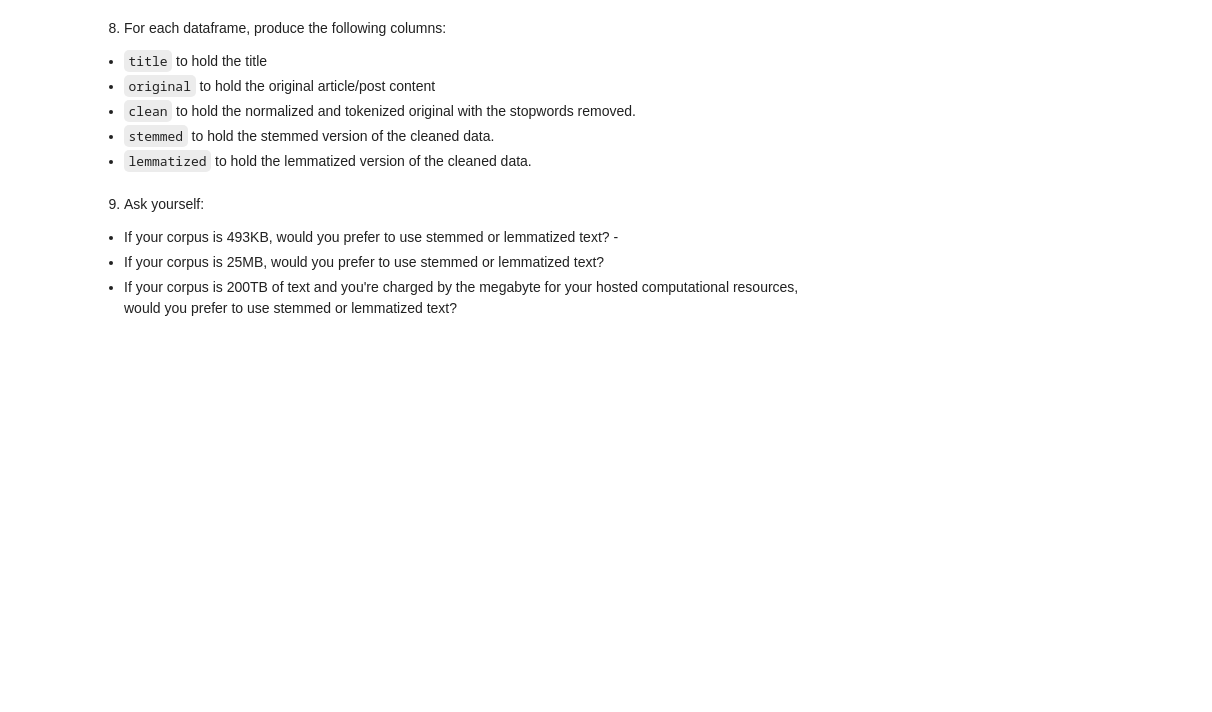
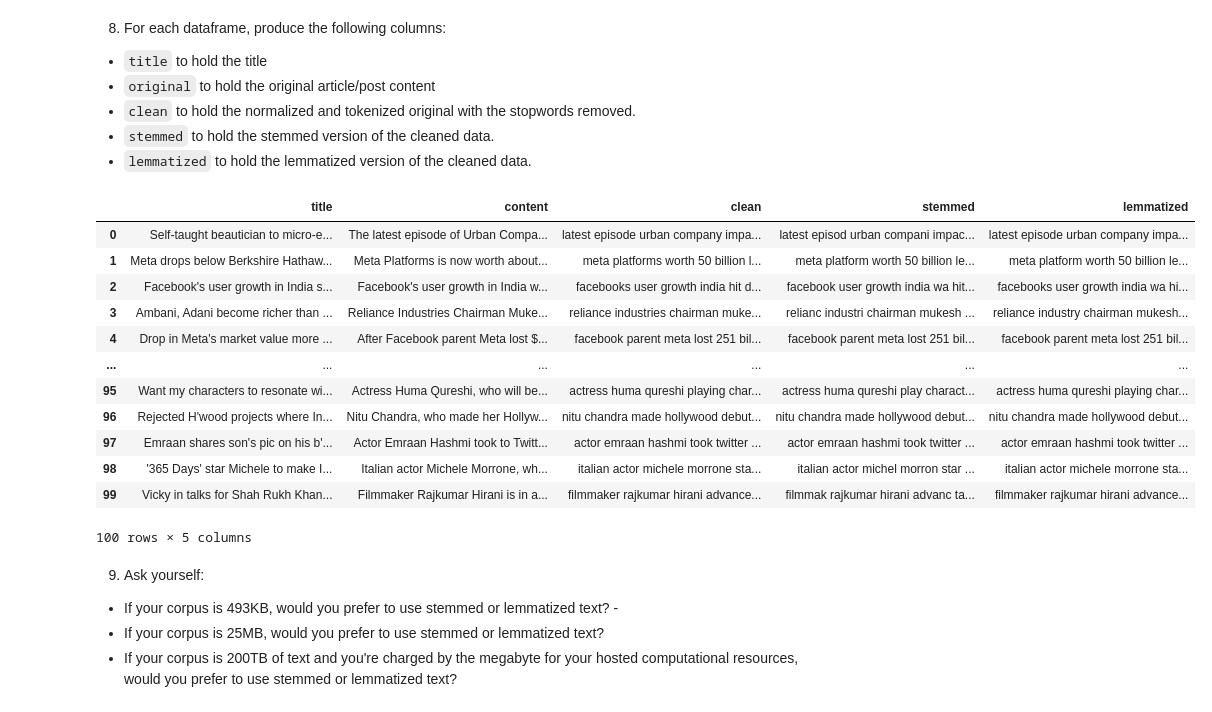
Before and after one commit to david-rodriguez-siller/natural-language-processing-exercises, a Jupyter notebook: prepare_exercises.ipynb, the cells around one changed output. Cells and saved outputs as stored; diff of their text form; code cells hidden in the pictures; blank space fills up the shorter version.

Commit message:
prepare exercises

```diff
--- a/prepare_exercises.ipynb
+++ b/prepare_exercises.ipynb
@@ -133,7 +133,7 @@ def basic_clean(string):
     article = unicodedata.normalize('NFKD', article)\
     .encode('ascii', 'ignore')\
     .decode('utf-8', 'ignore')
-    article = re.sub(r"[^a-z0-9'\s]", '', article)
+    article = re.sub(r'[^\w\s]', '', article)
 
     return article
 # %%
@@ -173,8 +159,9 @@ timothy bella contributed to this report
 def stem(string):
     ps = nltk.porter.PorterStemmer()
     stems = [ps.stem(word) for word in string.split()]
-    article_stemmed = ' '.join(stems)
-    print(article_stemmed)
+    article = ' '.join(stems)
+
+    return article
 # %%
 stem(text)
 # %% [output]
@@ -185,8 +172,9 @@ over 250000 without power as major winter storm slog east a seriou ice storm is
 def lemmatize(string):
     wnl = nltk.stem.WordNetLemmatizer()
     lemmas = [wnl.lemmatize(word) for word in string.split()]
-    article_lemmatized = ' '.join(lemmas)
-    print(article_lemmatized)
+    article = ' '.join(lemmas)
+
+    return article
 # %%
 lemmatize(text)
 # %% [output]
@@ -268,6 +256,52 @@ The code that caused this warning is on line 22 of the file /Users/davidrodrigue
  - `clean` to hold the normalized and tokenized original with the stopwords removed.
  - `stemmed` to hold the stemmed version of the cleaned data.
  - `lemmatized` to hold the lemmatized version of the cleaned data.
+# %%
+def prepare_post(df, column, extra_words = [], exclude_words = []):
+    """
+    This function takes in a prepared news article/blog post dataframe and a text column
+    containing the news article/blog post and returns five columns representing the title
+    of the article/blog, its content, a cleaned versin of its content, a stemmed version
+    of its content, and a lemmatized version of its content.
+    """
+    df['clean'] = df[column].apply(basic_clean)\
+                            .apply(tokenize)\
+                            .apply(remove_stopwords,
+                                   extra_words=extra_words,
+                                   exclude_words=exclude_words)
+
+    df['stemmed'] = df[column].apply(basic_clean)\
+                            .apply(tokenize)\
+                            .apply(stem)\
+                            .apply(remove_stopwords,
+                                   extra_words=extra_words,
+                                   exclude_words=exclude_words)
+
+    df['lemmatized'] = df[column].apply(basic_clean)\
+                            .apply(tokenize)\
+                            .apply(lemmatize)\
+                            .apply(remove_stopwords,
+                                   extra_words=extra_words,
+                                   exclude_words=exclude_words)
+
+    return df[['title', column, 'clean', 'stemmed', 'lemmatized']]
+# %%
+df = prepare_post(news_df, 'content', extra_words = [], exclude_words = [])
+df
+# %% [output]
+|  | title | content | clean | stemmed | lemmatized |
+| 0 | Self-taught beautician to micro-e... | The latest episode of Urban Compa... | latest episode urban company impa... | latest episod urban compani impac... | latest episode urban company impa... |
+| 1 | Meta drops below Berkshire Hathaw... | Meta Platforms is now worth about... | meta platforms worth 50 billion l... | meta platform worth 50 billion le... | meta platform worth 50 billion le... |
+| 2 | Facebook's user growth in India s... | Facebook's user growth in India w... | facebooks user growth india hit d... | facebook user growth india wa hit... | facebooks user growth india wa hi... |
+| 3 | Ambani, Adani become richer than ... | Reliance Industries Chairman Muke... | reliance industries chairman muke... | relianc industri chairman mukesh ... | reliance industry chairman mukesh... |
+| 4 | Drop in Meta's market value more ... | After Facebook parent Meta lost $... | facebook parent meta lost 251 bil... | facebook parent meta lost 251 bil... | facebook parent meta lost 251 bil... |
+| ... | ... | ... | ... | ... | ... |
+| 95 | Want my characters to resonate wi... | Actress Huma Qureshi, who will be... | actress huma qureshi playing char... | actress huma qureshi play charact... | actress huma qureshi playing char... |
+| 96 | Rejected H'wood projects where In... | Nitu Chandra, who made her Hollyw... | nitu chandra made hollywood debut... | nitu chandra made hollywood debut... | nitu chandra made hollywood debut... |
+| 97 | Emraan shares son's pic on his b'... | Actor Emraan Hashmi took to Twitt... | actor emraan hashmi took twitter ... | actor emraan hashmi took twitter ... | actor emraan hashmi took twitter ... |
+| 98 | '365 Days' star Michele to make I... | Italian actor Michele Morrone, wh... | italian actor michele morrone sta... | italian actor michel morron star ... | italian actor michele morrone sta... |
+| 99 | Vicky in talks for Shah Rukh Khan... | Filmmaker Rajkumar Hirani is in a... | filmmaker rajkumar hirani advance... | filmmak rajkumar hirani advanc ta... | filmmaker rajkumar hirani advance... |
+100 rows × 5 columns
 # %% [markdown]
 9. Ask yourself:
 
```
Also changed, not shown: parts of 3 cells of this notebook.
